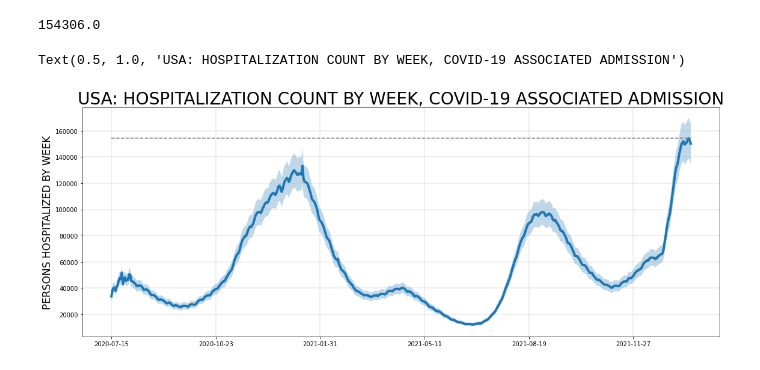
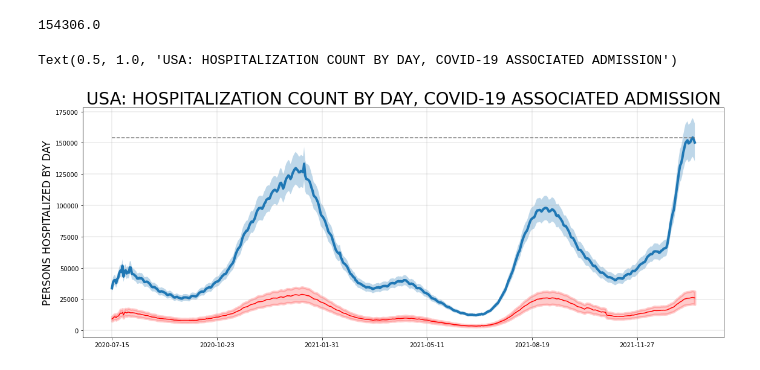
Before and after one commit to jsteinbecker/sars-cov-2, a Jupyter notebook: Projects/CovidHospital.ipynb, the cells around one changed output. Cells and saved outputs as stored; diff of their text form; code cells hidden in the pictures.

```diff
--- a/Projects/CovidHospital.ipynb
+++ b/Projects/CovidHospital.ipynb
@@ -21,18 +21,21 @@ df
 3324 rows × 4 columns
 # %%
 hosp = df[df.indicator == "Daily hospital occupancy"]
+icu = d[df.indicator == "Daily ICU occupancy"]
 max(hosp.value)
 # %% [output]
 154306.0
 # %%
 plt.figure(figsize=(19,7))
 plt.grid(linewidth=0.4)
 plt.plot(hosp.date, hosp.value,lw=4,fillstyle="bottom")
+plt.plot(hosp.date,icu.value,color="red")
 plt.fill_between(hosp.date, (hosp.value*1.1),(hosp.value*0.9),alpha=0.29)
-plt.ylabel("PERSONS HOSPITALIZED BY WEEK",fontsize=17)
+plt.fill_between(hosp.date,(icu.value*1.2),(icu.value*0.8),color='red',alpha=0.2,lw=4)
+plt.ylabel("PERSONS HOSPITALIZED BY DAY",fontsize=17)
 plt.xticks(range(0,len(hosp.date),100))
 plt.plot(hosp.date,[154306]*len(hosp),"--",color="gray",label="Max")
-plt.title("USA: HOSPITALIZATION COUNT BY WEEK, COVID-19 ASSOCIATED ADMISSION",fontsize=28)
+plt.title("USA: HOSPITALIZATION COUNT BY DAY, COVID-19 ASSOCIATED ADMISSION",fontsize=28)
 # %% [output]
-Text(0.5, 1.0, 'USA: HOSPITALIZATION COUNT BY WEEK, COVID-19 ASSOCIATED ADMISSION')
+Text(0.5, 1.0, 'USA: HOSPITALIZATION COUNT BY DAY, COVID-19 ASSOCIATED ADMISSION')
-[figure, old version]
+[figure, new version]
```
Also changed, not shown: 9 other files.
